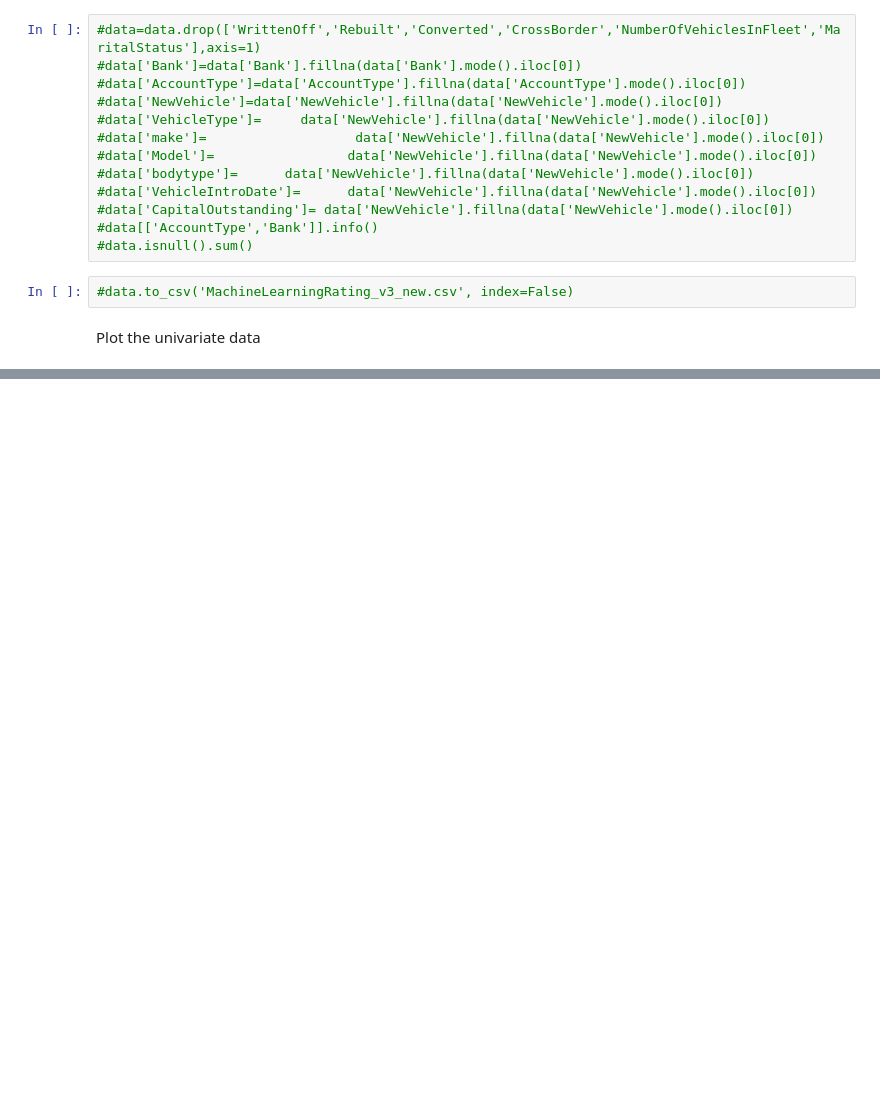
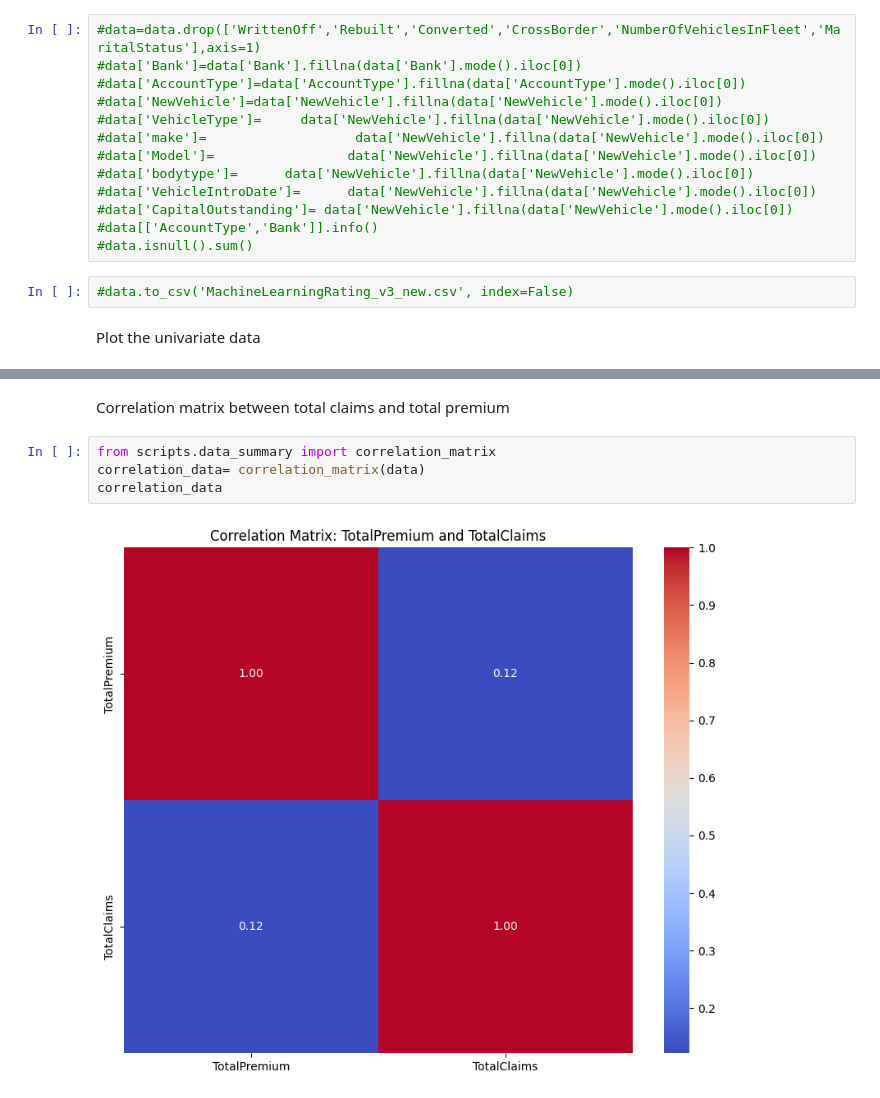
Before and after one commit to basleal22/kaim-week-3, a Jupyter notebook: notebooks/EDA_analy.ipynb, the cells around one changed output, grey strips where cells are left out. Drawn from its saved outputs; the diff is of its cells as text; blank space fills up the shorter version.

```diff
--- a/notebooks/EDA_analy.ipynb
+++ b/notebooks/EDA_analy.ipynb
@@ -120,0 +134,8 @@ Plot the univariate data
+# %% [markdown]
+Correlation matrix between total claims and total premium
+# %%
+from scripts.data_summary import correlation_matrix
+correlation_data= correlation_matrix(data)
+correlation_data
+# %% [output]
+[figure, added]
```
Also changed, not shown: parts of 4 cells of this notebook, 1 other file.
